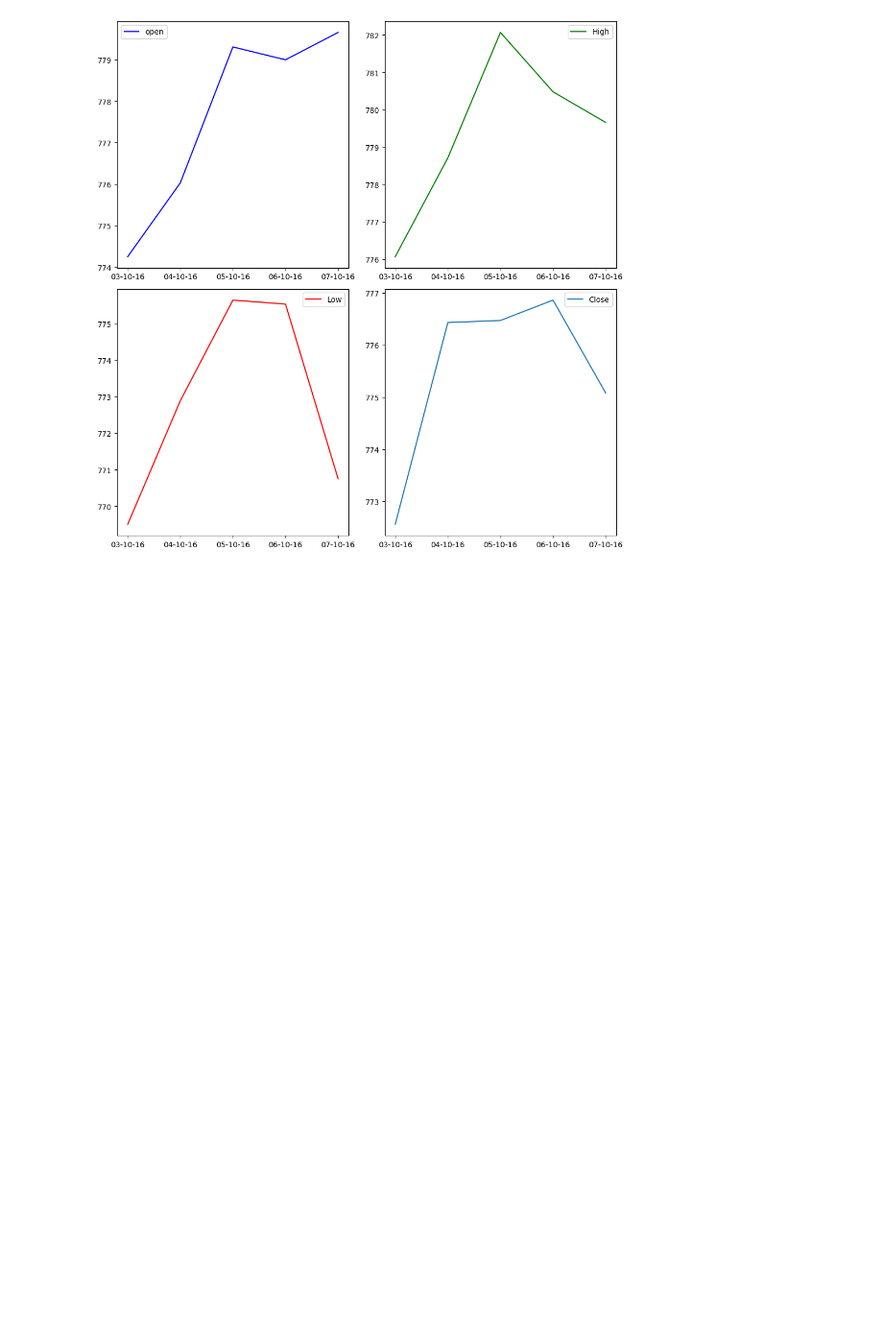
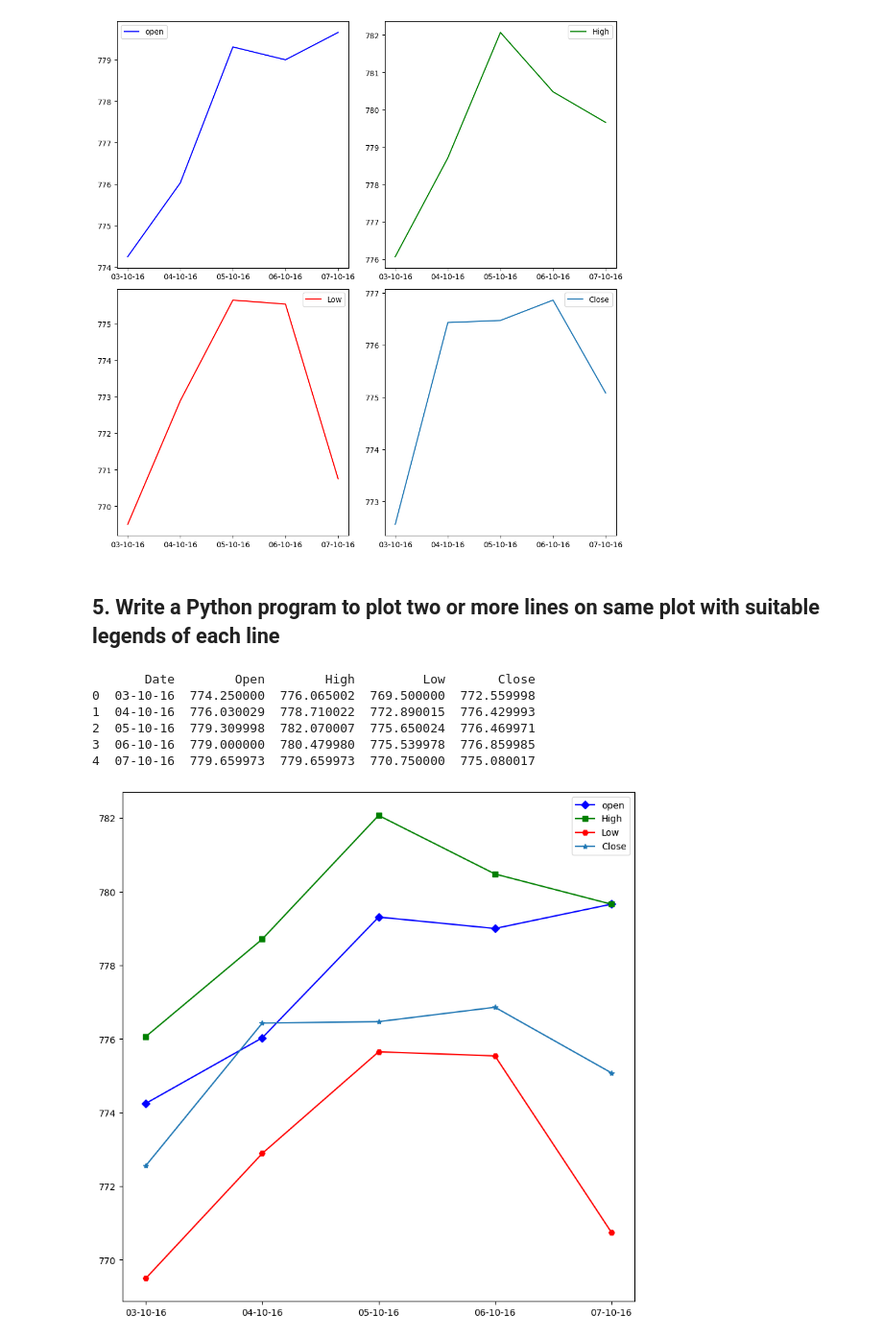
Before and after one commit to Prayag321/Python-libraries, a Jupyter notebook: matplotlib/matplotlib.ipynb, the cells around one changed output. Shown at 96% size. Drawn from its saved outputs; the diff is of its cells as text; code cells hidden in the pictures; blank space fills up the shorter version.

Commit message:
[PRAYAG] Add : Python program to plot two or more lines on same plot with suitable legends of each line

```diff
--- a/matplotlib/matplotlib.ipynb
+++ b/matplotlib/matplotlib.ipynb
@@ -150,3 +150,34 @@ if __name__ == "__main__":
 3  06-10-16  779.000000  780.479980  775.539978  776.859985
 4  07-10-16  779.659973  779.659973  770.750000  775.080017
 [figure]
+# %% [markdown]
+## 5. Write a Python program to plot two or more lines on same plot with suitable legends of each line
+# %%
+def main():
+	df = pd.read_csv("test.csv")
+	print(df)
+
+	plt.figure(figsize=(10,10))
+
+	x_date = df.loc[:,'Date'].tolist()
+	y_open= df['Open'].tolist()
+
+
+
+	plt.plot(x_date, y_open, label='Open', c='b', marker="D")
+	plt.plot(x_date, df["High"].tolist(), label='High', c="g", marker="s")
+	plt.plot(x_date, df["Low"].tolist(), label='Low', c='r', marker="H")
+	plt.plot(x_date, df["Close"].tolist(), label='Close', marker="*")
+	plt.legend()
+
+	plt.show()
+if __name__ == "__main__":
+	main()
+# %% [output]
+       Date        Open        High         Low       Close
+0  03-10-16  774.250000  776.065002  769.500000  772.559998
+1  04-10-16  776.030029  778.710022  772.890015  776.429993
+2  05-10-16  779.309998  782.070007  775.650024  776.469971
+3  06-10-16  779.000000  780.479980  775.539978  776.859985
+4  07-10-16  779.659973  779.659973  770.750000  775.080017
+[figure, added]
```
